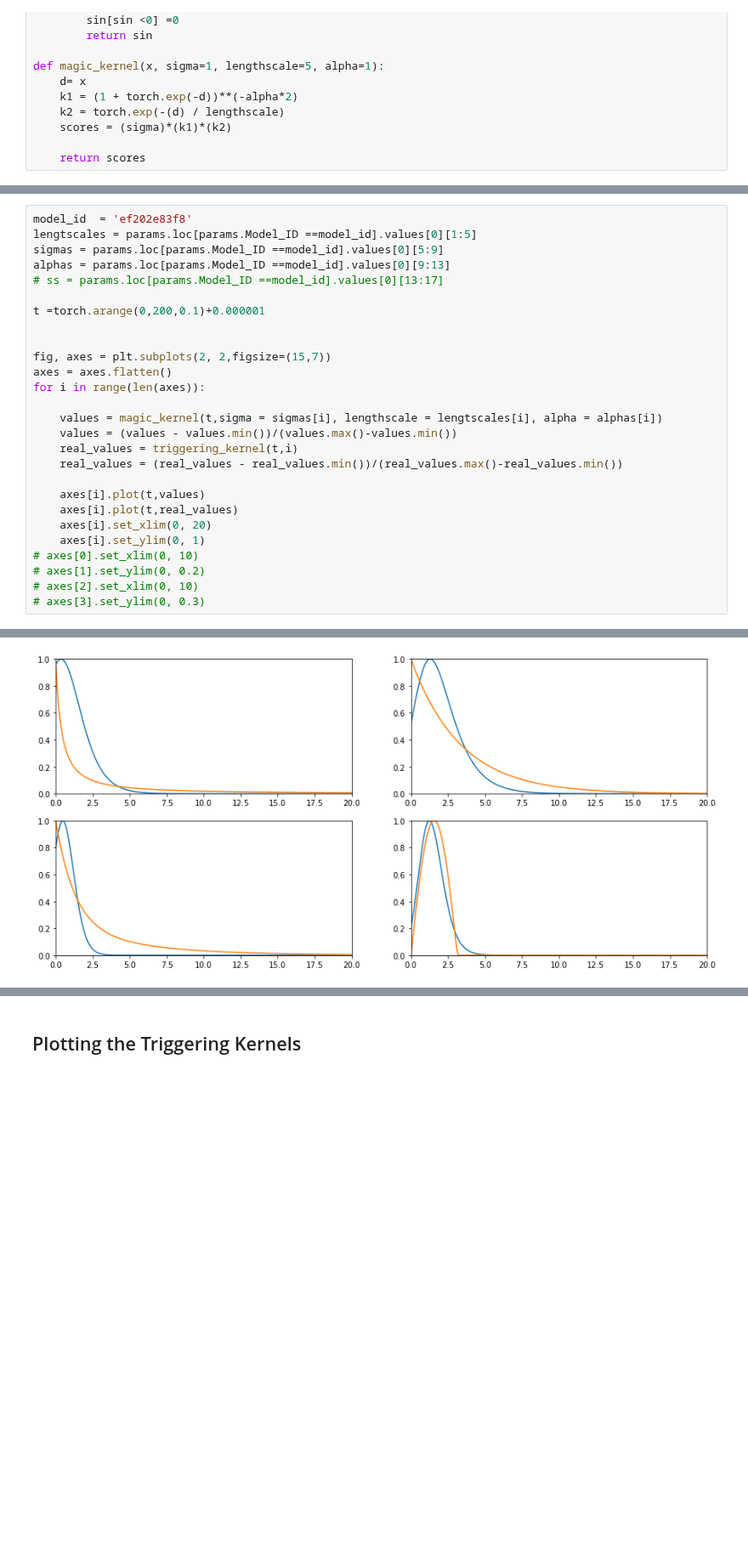
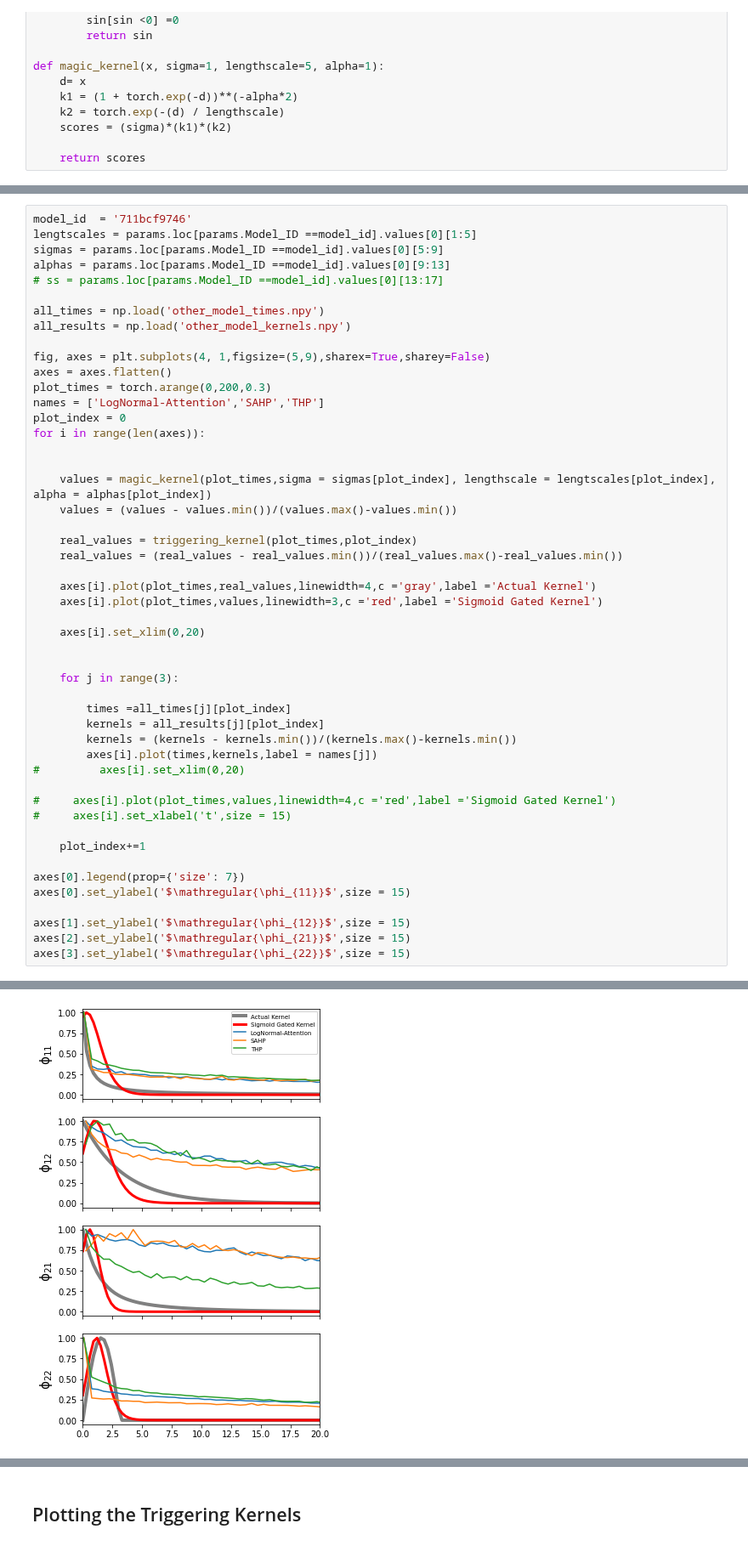
Before and after one commit to yamacisik/gated_kernel_tpp, a Jupyter notebook: figures.ipynb, the cells around one changed output, grey strips where cells are left out. Shown at 85% size. Cells and saved outputs as stored; diff of their text form; blank space fills up the shorter version.

Commit message:
Learning 2-d with sigmoid

```diff
--- a/figures.ipynb
+++ b/figures.ipynb
@@ -60,28 +60,50 @@ params.tail(12)
 # %%
-model_id  = 'ef202e83f8'
+model_id  = '711bcf9746'
 lengtscales = params.loc[params.Model_ID ==model_id].values[0][1:5]
 sigmas = params.loc[params.Model_ID ==model_id].values[0][5:9]
 alphas = params.loc[params.Model_ID ==model_id].values[0][9:13]
 # ss = params.loc[params.Model_ID ==model_id].values[0][13:17]
 
-t =torch.arange(0,200,0.1)+0.000001
+all_times = np.load('other_model_times.npy')
+all_results = np.load('other_model_kernels.npy')
+
+fig, axes = plt.subplots(4, 1,figsize=(5,9),sharex=True,sharey=False)
+axes = axes.flatten()
+plot_times = torch.arange(0,200,0.3)
+names = ['LogNormal-Attention','SAHP','THP']
+plot_index = 0
+for i in range(len(axes)):
 
 
-fig, axes = plt.subplots(2, 2,figsize=(15,7))
-axes = axes.flatten()
-for i in range(len(axes)):
+    values = magic_kernel(plot_times,sigma = sigmas[plot_index], lengthscale = lengtscales[plot_index], alpha = alphas[plot_index])
+    values = (values - values.min())/(values.max()-values.min())
 
-    values = magic_kernel(t,sigma = sigmas[i], lengthscale = lengtscales[i], alpha = alphas[i])
-    values = (values - values.min())/(values.max()-values.min())
-    real_values = triggering_kernel(t,i)
+    real_values = triggering_kernel(plot_times,plot_index)
     real_values = (real_values - real_values.min())/(real_values.max()-real_values.min())
 
-    axes[i].plot(t,values)
-    axes[i].plot(t,real_values)
-    axes[i].set_xlim(0, 20)
-    axes[i].set_ylim(0, 1)
-# axes[0].set_xlim(0, 10)
-# axes[1].set_ylim(0, 0.2)
-# axes[2].set_xlim(0, 10)
-# axes[3].set_ylim(0, 0.3)
+    axes[i].plot(plot_times,real_values,linewidth=4,c ='gray',label ='Actual Kernel')
+    axes[i].plot(plot_times,values,linewidth=3,c ='red',label ='Sigmoid Gated Kernel')
+
+    axes[i].set_xlim(0,20)
+
+
+    for j in range(3):
+
+        times =all_times[j][plot_index]
+        kernels = all_results[j][plot_index]
+        kernels = (kernels - kernels.min())/(kernels.max()-kernels.min())
+        axes[i].plot(times,kernels,label = names[j])
+#         axes[i].set_xlim(0,20)
+
+#     axes[i].plot(plot_times,values,linewidth=4,c ='red',label ='Sigmoid Gated Kernel')
+#     axes[i].set_xlabel('t',size = 15)
+
+    plot_index+=1
+
+axes[0].legend(prop={'size': 7})
+axes[0].set_ylabel('$\mathregular{\phi_{11}}$',size = 15)
+
+axes[1].set_ylabel('$\mathregular{\phi_{12}}$',size = 15)
+axes[2].set_ylabel('$\mathregular{\phi_{21}}$',size = 15)
+axes[3].set_ylabel('$\mathregular{\phi_{22}}$',size = 15)
 # %% [output]
@@ -88 +111 @@ for i in range(len(axes)):
-[figure, old version]
+[figure, new version]
```
Also changed, not shown: parts of 21 cells of this notebook, 8 other files.
